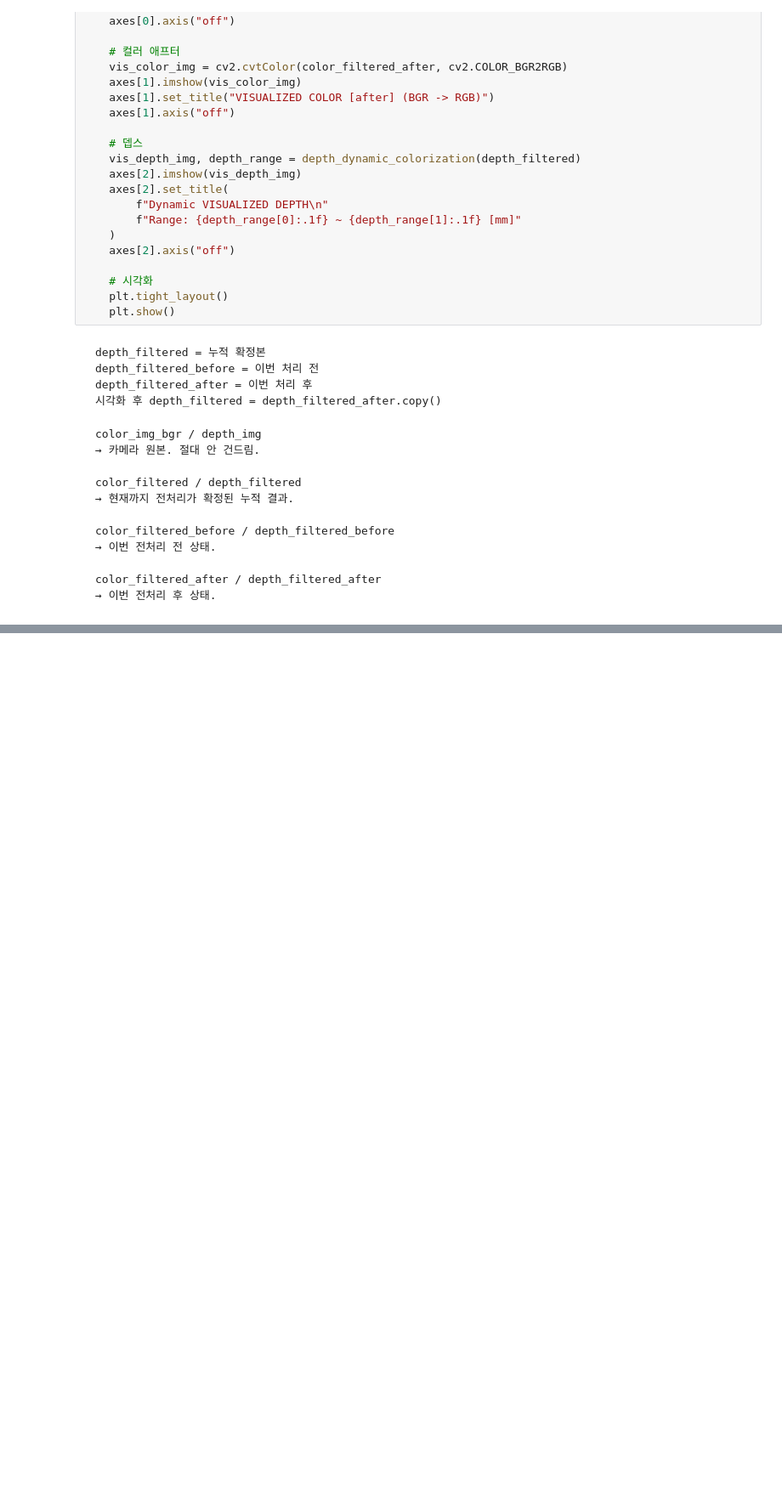
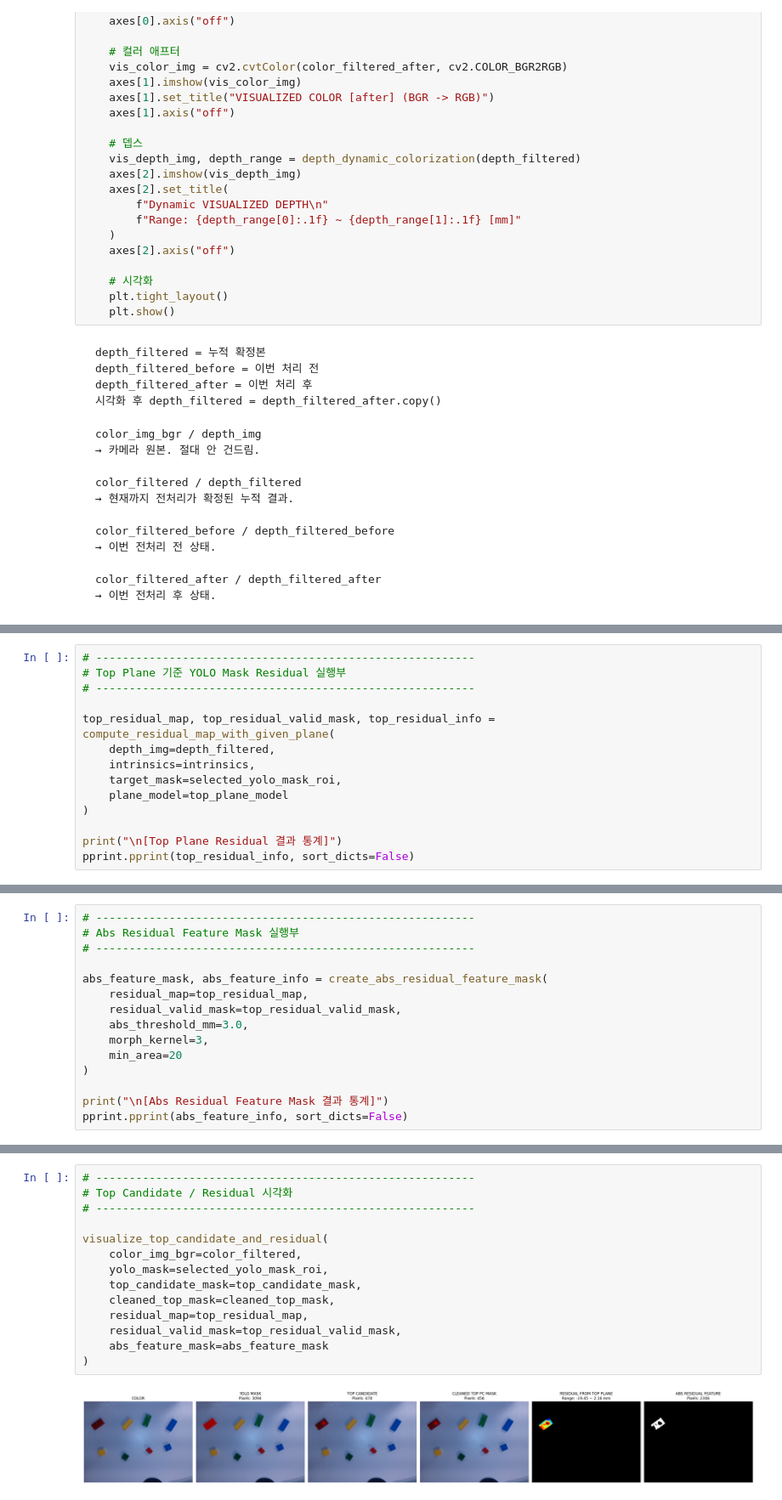
Before and after one commit to engineer0914/pointcloud_test, a Jupyter notebook: INUVision.ipynb, the cells around one changed output, grey strips where cells are left out. Shown at 85% size. Cells and saved outputs as stored; diff of their text form; blank space fills up the shorter version.

```diff
--- a/INUVision.ipynb
+++ b/INUVision.ipynb
@@ -3040,0 +3135,14 @@ visualize_masks_overlay(
+# %%
+# ---------------------------------------------------------
+# Top Plane 기준 YOLO Mask Residual 실행부
+# ---------------------------------------------------------
+
+top_residual_map, top_residual_valid_mask, top_residual_info = compute_residual_map_with_given_plane(
+    depth_img=depth_filtered,
+    intrinsics=intrinsics,
+    target_mask=selected_yolo_mask_roi,
+    plane_model=top_plane_model
+)
+
+print("\n[Top Plane Residual 결과 통계]")
+pprint.pprint(top_residual_info, sort_dicts=False)
@@ -3040,0 +3167,15 @@ visualize_masks_overlay(
+# %%
+# ---------------------------------------------------------
+# Abs Residual Feature Mask 실행부
+# ---------------------------------------------------------
+
+abs_feature_mask, abs_feature_info = create_abs_residual_feature_mask(
+    residual_map=top_residual_map,
+    residual_valid_mask=top_residual_valid_mask,
+    abs_threshold_mm=3.0,
+    morph_kernel=3,
+    min_area=20
+)
+
+print("\n[Abs Residual Feature Mask 결과 통계]")
+pprint.pprint(abs_feature_info, sort_dicts=False)
@@ -3040,0 +3193,16 @@ visualize_masks_overlay(
+# %%
+# ---------------------------------------------------------
+# Top Candidate / Residual 시각화
+# ---------------------------------------------------------
+
+visualize_top_candidate_and_residual(
+    color_img_bgr=color_filtered,
+    yolo_mask=selected_yolo_mask_roi,
+    top_candidate_mask=top_candidate_mask,
+    cleaned_top_mask=cleaned_top_mask,
+    residual_map=top_residual_map,
+    residual_valid_mask=top_residual_valid_mask,
+    abs_feature_mask=abs_feature_mask
+)
+# %% [output]
+[figure, added]
```
Also changed, not shown: parts of 98 cells of this notebook, 2 other files.
